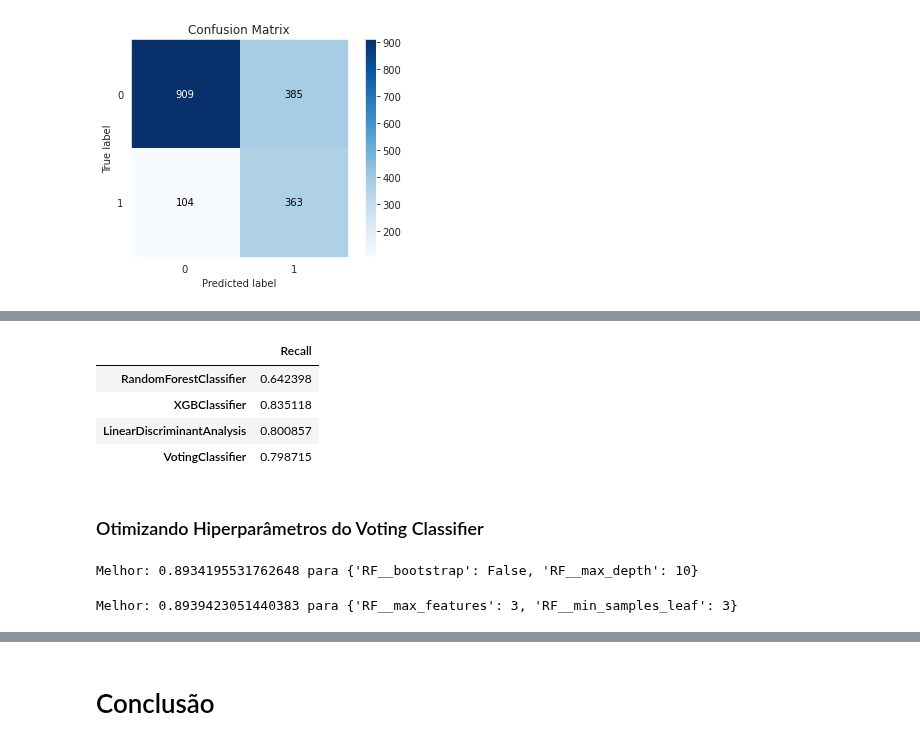
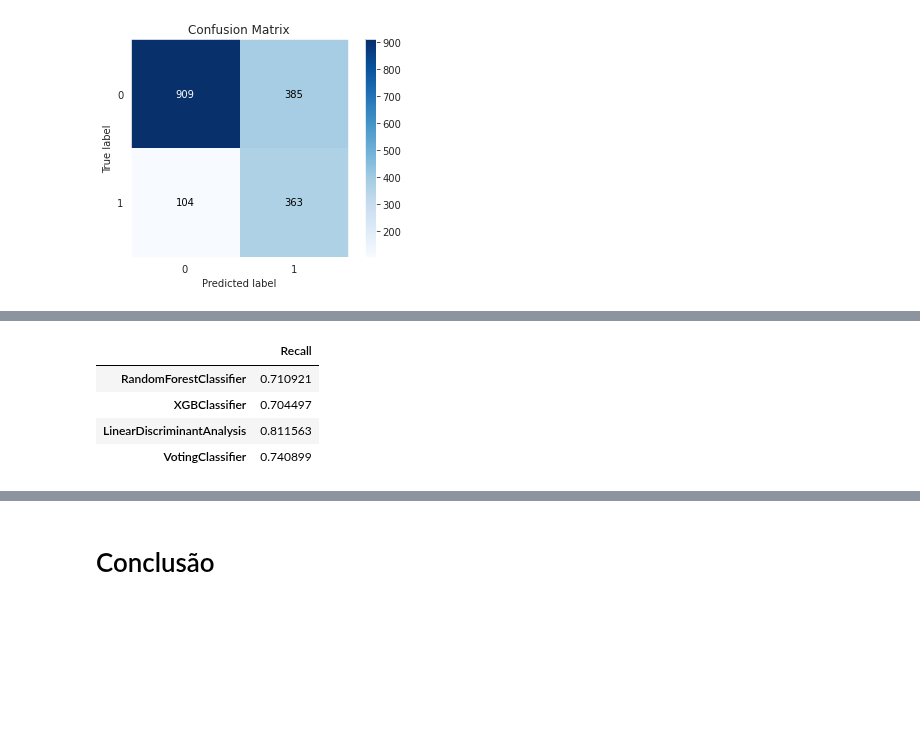
Before and after one commit to JoaoGustavo29/Portfolio_DataScience, a Jupyter notebook: Churn_Prediction_para_uma_empresa_de_Telecomunicações.ipynb, the cells around one changed output, grey strips where cells are left out. Drawn from its saved outputs; the diff is of its cells as text; code cells hidden in the pictures; blank space fills up the shorter version.

```diff
--- a/Churn_Prediction_para_uma_empresa_de_Telecomunicações.ipynb
+++ b/Churn_Prediction_para_uma_empresa_de_Telecomunicações.ipynb
@@ -495,27 +495,27 @@ X_train_pwr = pwr.fit_transform(X_train)
 
 
 rus = RandomUnderSampler()
-X_rus_scaled, y_train_rus_scaled = rus.fit_sample(X_train_scaled, y_train)
-X_rus_Rscaled, y_train_rus_Rscaled = rus.fit_sample(X_train_Rscaled, y_train)
-X_rus_qtr, y_train_rus_qtr = rus.fit_sample(X_train_qtr, y_train)
-X_rus_qtr_n, y_train_rus_qtr_n = rus.fit_sample(X_train_qtr_n, y_train)
-X_rus_pwr, y_train_rus_pwr = rus.fit_sample(X_train_pwr, y_train)
+X_rus_scaled, y_train_rus_scaled = rus.fit_resample(X_train_scaled, y_train)
+X_rus_Rscaled, y_train_rus_Rscaled = rus.fit_resample(X_train_Rscaled, y_train)
+X_rus_qtr, y_train_rus_qtr = rus.fit_resample(X_train_qtr, y_train)
+X_rus_qtr_n, y_train_rus_qtr_n = rus.fit_resample(X_train_qtr_n, y_train)
+X_rus_pwr, y_train_rus_pwr = rus.fit_resample(X_train_pwr, y_train)
 
 
 smo = SMOTE()
-X_smo_scaled, y_train_smo_scaled = smo.fit_sample(X_train_scaled, y_train)
-X_smo_Rscaled, y_train_smo_Rscaled = smo.fit_sample(X_train_Rscaled, y_train)
-X_smo_qtr, y_train_smo_qtr = smo.fit_sample(X_train_qtr, y_train)
-X_smo_qtr_n, y_train_smo_qtr_n = smo.fit_sample(X_train_qtr_n, y_train)
-X_smo_pwr, y_train_smo_pwr = smo.fit_sample(X_train_pwr, y_train)
+X_smo_scaled, y_train_smo_scaled = smo.fit_resample(X_train_scaled, y_train)
+X_smo_Rscaled, y_train_smo_Rscaled = smo.fit_resample(X_train_Rscaled, y_train)
+X_smo_qtr, y_train_smo_qtr = smo.fit_resample(X_train_qtr, y_train)
+X_smo_qtr_n, y_train_smo_qtr_n = smo.fit_resample(X_train_qtr_n, y_train)
+X_smo_pwr, y_train_smo_pwr = smo.fit_resample(X_train_pwr, y_train)
 
 
 ada = ADASYN()
-X_ada_scaled, y_train_ada_scaled = ada.fit_sample(X_train_scaled, y_train)
-X_ada_Rscaled, y_train_ada_Rscaled = ada.fit_sample(X_train_Rscaled, y_train)
-X_ada_qtr, y_train_ada_qtr = ada.fit_sample(X_train_qtr, y_train)
-X_ada_qtr_n, y_train_ada_qtr_n = ada.fit_sample(X_train_qtr_n, y_train)
-X_ada_pwr, y_train_ada_pwr = ada.fit_sample(X_train_pwr, y_train)
+X_ada_scaled, y_train_ada_scaled = ada.fit_resample(X_train_scaled, y_train)
+X_ada_Rscaled, y_train_ada_Rscaled = ada.fit_resample(X_train_Rscaled, y_train)
+X_ada_qtr, y_train_ada_qtr = ada.fit_resample(X_train_qtr, y_train)
+X_ada_qtr_n, y_train_ada_qtr_n = ada.fit_resample(X_train_qtr_n, y_train)
+X_ada_pwr, y_train_ada_pwr = ada.fit_resample(X_train_pwr, y_train)
 # %% [markdown]
 ### Balanceamento com Random UnderSampling
 
@@ -2141,58 +2211,26 @@ AUC: 0.7399
 # %%
-rf_ensemble_ada_qtr = RandomForestClassifier()
-xgb_ensemble_ada_qtr = XGBClassifier(learning_rate=0.01)
-lda_ensemble_ada_qtr = LinearDiscriminantAnalysis()
+rf_ensemble_ada_qtr = RandomForestClassifier(bootstrap=False, max_depth=10, max_features=5, min_samples_leaf=2, n_estimators=300, min_samples_split=8)
+xgb_ensemble_ada_qtr = XGBClassifier(learning_rate=0.01, max_depth=5, n_estimators=400, gamma=1, min_child_weight=1)
+lda_ensemble_ada_qtr = LinearDiscriminantAnalysis(solver='lsqr', shrinkage=0.01)
 voting_clf_ada = VotingClassifier(estimators=[('RF', rf_ensemble_ada_qtr), ('XGB', xgb_ensemble_ada_qtr), ('LDA', lda_ensemble_ada_qtr)])
 
 
 for model in (rf_ensemble_ada_qtr, xgb_ensemble_ada_qtr, lda_ensemble_ada_qtr, voting_clf_ada):
   model.fit(X_ada_qtr, y_train_ada_qtr)
 
 model = []
 Recall = []
 
 for clf in (rf_ensemble_ada_qtr, xgb_ensemble_ada_qtr, lda_ensemble_ada_qtr, voting_clf_ada):
   y_pred_ensemble = clf.predict(X_test_qtr)
   model.append(clf.__class__.__name__)
   Recall.append(recall_score(y_test, y_pred_ensemble))
 
 
 pd.DataFrame(data=Recall, index=model, columns=["Recall"])
 # %% [output]
 |  | Recall |
-| RandomForestClassifier | 0.642398 |
-| XGBClassifier | 0.835118 |
-| LinearDiscriminantAnalysis | 0.800857 |
-| VotingClassifier | 0.798715 |
+| RandomForestClassifier | 0.710921 |
+| XGBClassifier | 0.704497 |
+| LinearDiscriminantAnalysis | 0.811563 |
+| VotingClassifier | 0.740899 |
-# %% [markdown]
-### Otimizando Hiperparâmetros do Voting Classifier
-# %%
-voting_clf_ada = VotingClassifier(estimators=[('RF', rf_ensemble_ada_qtr), ('XGB', xgb_ensemble_ada_qtr), ('LDA', lda_ensemble_ada_qtr)])
-param_grid = {
-      'RF__bootstrap': [True, False],
-      'RF__max_depth': [5, 10, 20, 30, 40, 50, None]
-
-}
-
-kfold = StratifiedKFold(n_splits=10, shuffle=True)
-grid_search = GridSearchCV(voting_clf_ada, param_grid, scoring='recall', n_jobs=-1, cv=kfold)
-grid_result = grid_search.fit(X_ada_qtr, y_train_ada_qtr)
-
-print(f'Melhor: {grid_result.best_score_} para {grid_result.best_params_}')
-# %% [output]
-Melhor: 0.8934195531762648 para {'RF__bootstrap': False, 'RF__max_depth': 10}
-# %%
-voting_clf_ada = VotingClassifier(estimators=[('RF', rf_ensemble_ada_qtr), ('XGB', xgb_ensemble_ada_qtr), ('LDA', lda_ensemble_ada_qtr)])
-param_grid = {
-      'RF__max_features': [3, 4, 5, 6],
-      'RF__min_samples_leaf': [2, 3, 4, 5, 6]
-
-}
-
-kfold = StratifiedKFold(n_splits=10, shuffle=True)
-grid_search = GridSearchCV(voting_clf_ada, param_grid, scoring='recall', n_jobs=-1, cv=kfold)
-grid_result = grid_search.fit(X_ada_qtr, y_train_ada_qtr)
-
-print(f'Melhor: {grid_result.best_score_} para {grid_result.best_params_}')
-# %% [output]
-Melhor: 0.8939423051440383 para {'RF__max_features': 3, 'RF__min_samples_leaf': 3}
```
Also changed, not shown: parts of 46 cells of this notebook.
